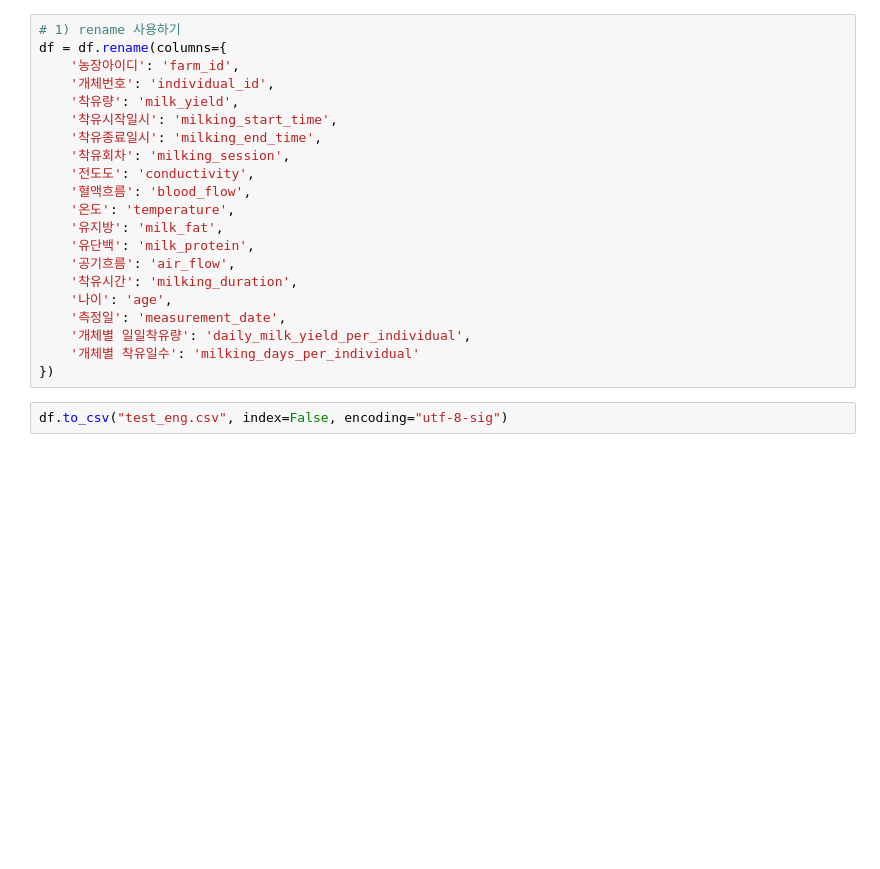
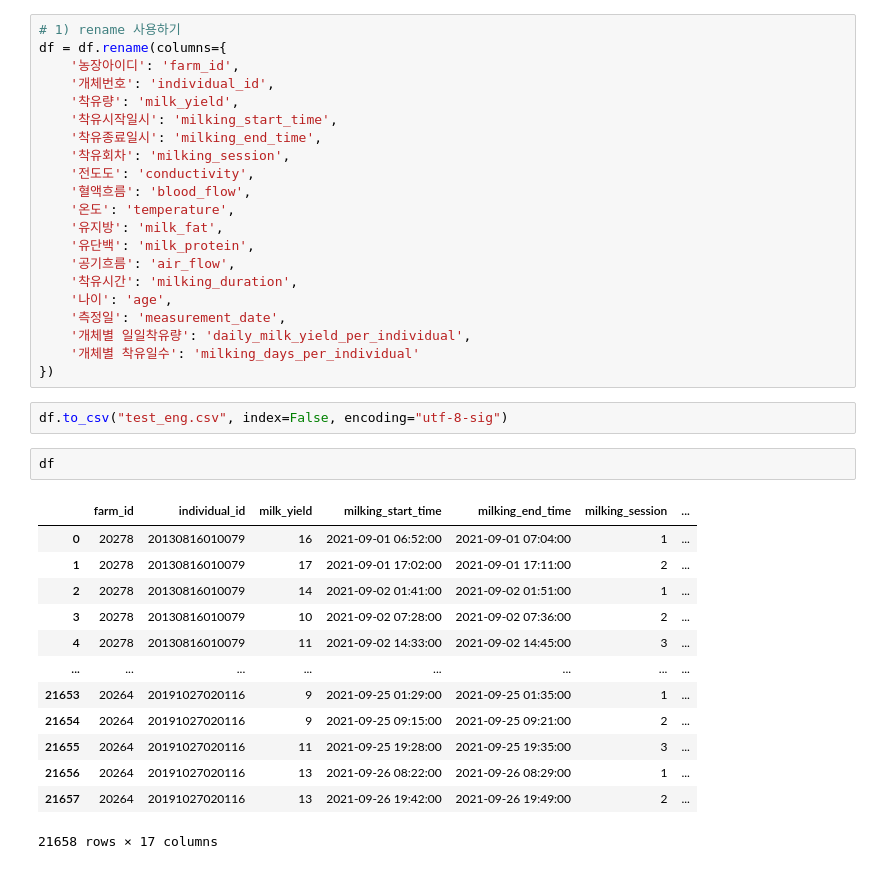
Before and after one commit to jiwon512/practical_project, a Jupyter notebook: jiwon/model.ipynb, the cells around one changed output. Cells and saved outputs as stored; diff of their text form; blank space fills up the shorter version.

```diff
--- a/jiwon/model.ipynb
+++ b/jiwon/model.ipynb
@@ -41,3 +41,19 @@ df = df.rename(columns={
 })
 # %%
 df.to_csv("test_eng.csv", index=False, encoding="utf-8-sig")
+# %%
+df
+# %% [output]
+|  | farm_id | individual_id | milk_yield | milking_start_time | milking_end_time | milking_session | ... |
+| 0 | 20278 | 20130816010079 | 16 | 2021-09-01 06:52:00 | 2021-09-01 07:04:00 | 1 | ... |
+| 1 | 20278 | 20130816010079 | 17 | 2021-09-01 17:02:00 | 2021-09-01 17:11:00 | 2 | ... |
+| 2 | 20278 | 20130816010079 | 14 | 2021-09-02 01:41:00 | 2021-09-02 01:51:00 | 1 | ... |
+| 3 | 20278 | 20130816010079 | 10 | 2021-09-02 07:28:00 | 2021-09-02 07:36:00 | 2 | ... |
+| 4 | 20278 | 20130816010079 | 11 | 2021-09-02 14:33:00 | 2021-09-02 14:45:00 | 3 | ... |
+| ... | ... | ... | ... | ... | ... | ... | ... |
+| 21653 | 20264 | 20191027020116 | 9 | 2021-09-25 01:29:00 | 2021-09-25 01:35:00 | 1 | ... |
+| 21654 | 20264 | 20191027020116 | 9 | 2021-09-25 09:15:00 | 2021-09-25 09:21:00 | 2 | ... |
+| 21655 | 20264 | 20191027020116 | 11 | 2021-09-25 19:28:00 | 2021-09-25 19:35:00 | 3 | ... |
+| 21656 | 20264 | 20191027020116 | 13 | 2021-09-26 08:22:00 | 2021-09-26 08:29:00 | 1 | ... |
+| 21657 | 20264 | 20191027020116 | 13 | 2021-09-26 19:42:00 | 2021-09-26 19:49:00 | 2 | ... |
+21658 rows × 17 columns
```
Also changed, not shown: parts of 10 cells of this notebook, 3 other files.
